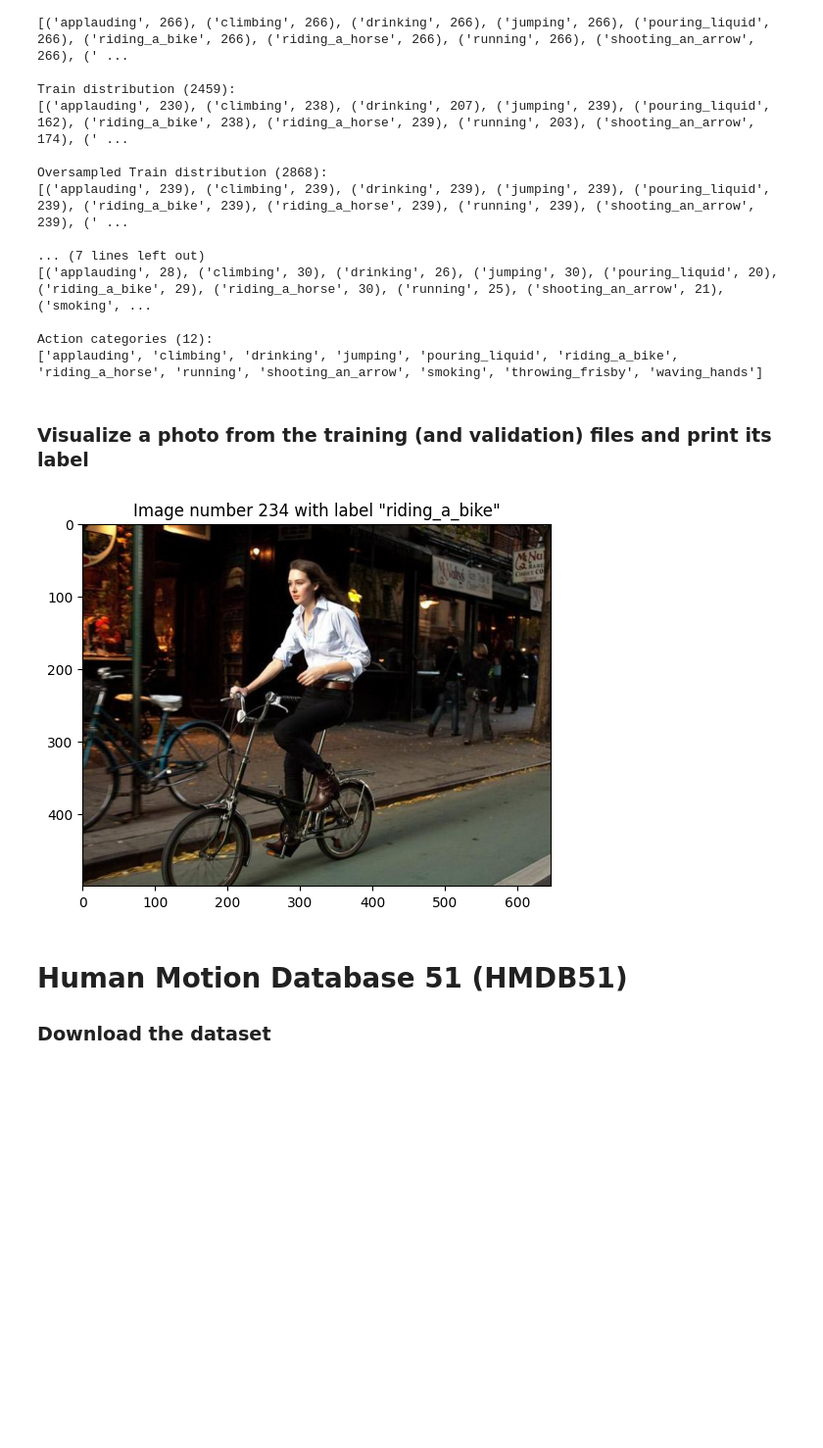
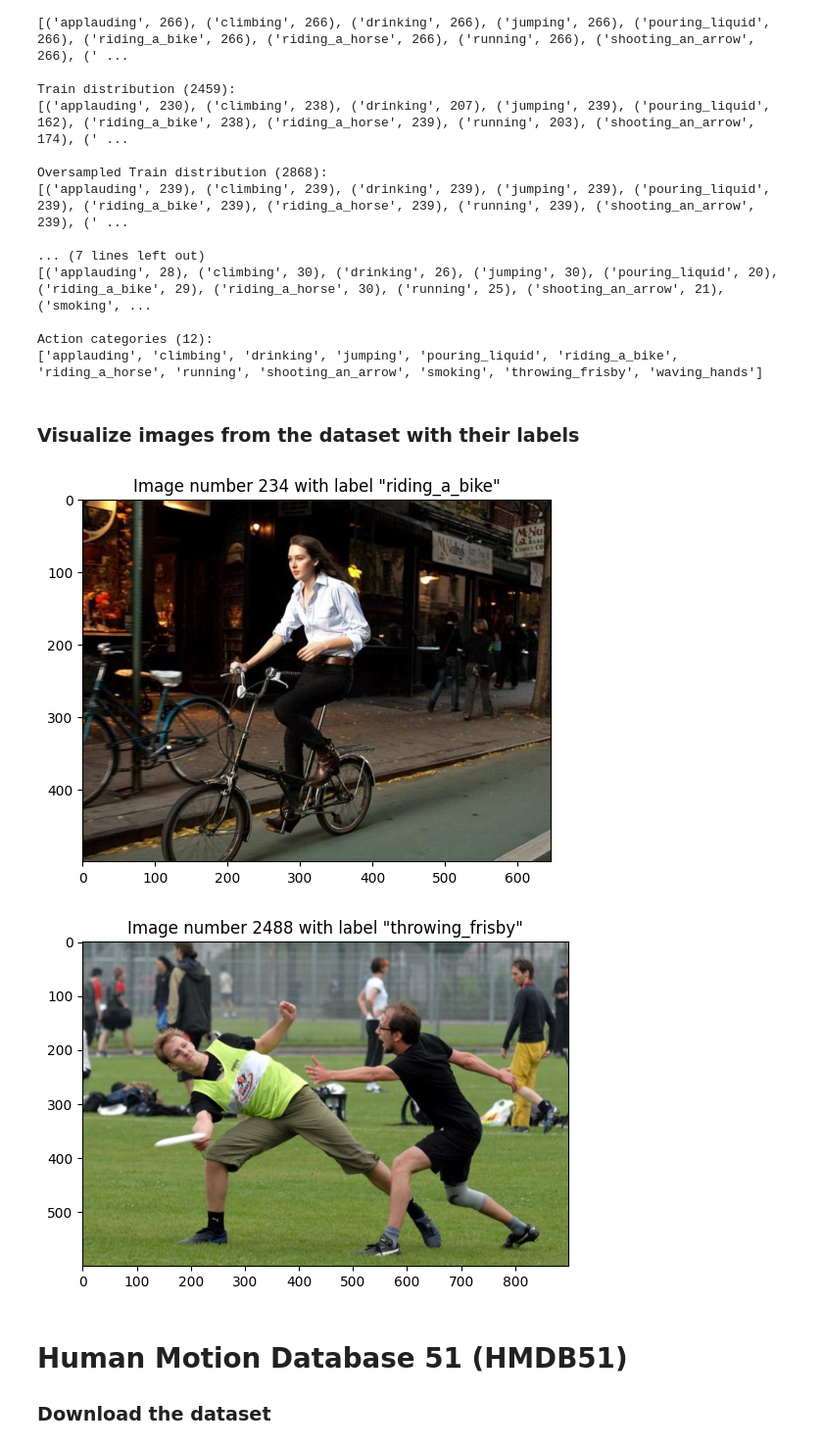
Before and after one commit to miacov/Two-Stream-CNN-Action-Recognition, a Jupyter notebook: data_prep.ipynb, the cells around one changed output. Shown at 98% size. Saved outputs shown, nothing was run; the diff lists cells and outputs as text; code cells hidden in the pictures; blank space fills up the shorter version.

```diff
--- a/data_prep.ipynb
+++ b/data_prep.ipynb
@@ -130,20 +140,19 @@ Oversampled Train distribution (2868):
 
 Action categories (12):
 ['applauding', 'climbing', 'drinking', 'jumping', 'pouring_liquid', 'riding_a_bike', 'riding_a_horse', 'running', 'shooting_an_arrow', 'smoking', 'throwing_frisby', 'waving_hands']
-# %% [markdown]
-### Visualize a photo from the training (and validation) files and print its label
+# %% [markdown]
+### Visualize images from the dataset with their labels
 # %%
-import cv2
-from matplotlib import pyplot as plt
-
-image_no = 234  # [0, 1200]
-img = cv2.imread(f"Stanford40/JPEGImages/{train_val_files[image_no]}")
-img_rgb = cv2.cvtColor(img, cv2.COLOR_BGR2RGB)
-plt.title(f'Image number {image_no} with label "{train_val_labels[image_no]}"')
-plt.imshow(img_rgb)
-plt.show()
+image_nums = [234, 2488]
+for image_num in image_nums:
+    img = cv2.imread(os.path.join("Stanford40", "JPEGImages", train_val_files[image_num]))
+    img_rgb = cv2.cvtColor(img, cv2.COLOR_BGR2RGB)
+    plt.title(f'Image number {image_num} with label "{train_val_labels[image_num]}"')
+    plt.imshow(img_rgb)
+    plt.show()
 # %% [output]
 [figure]
+[figure, added]
 # %% [markdown]
 # Human Motion Database 51 (HMDB51)
 ### Download the dataset
```
Also changed, not shown: parts of 8 cells of this notebook, 9 other files.
